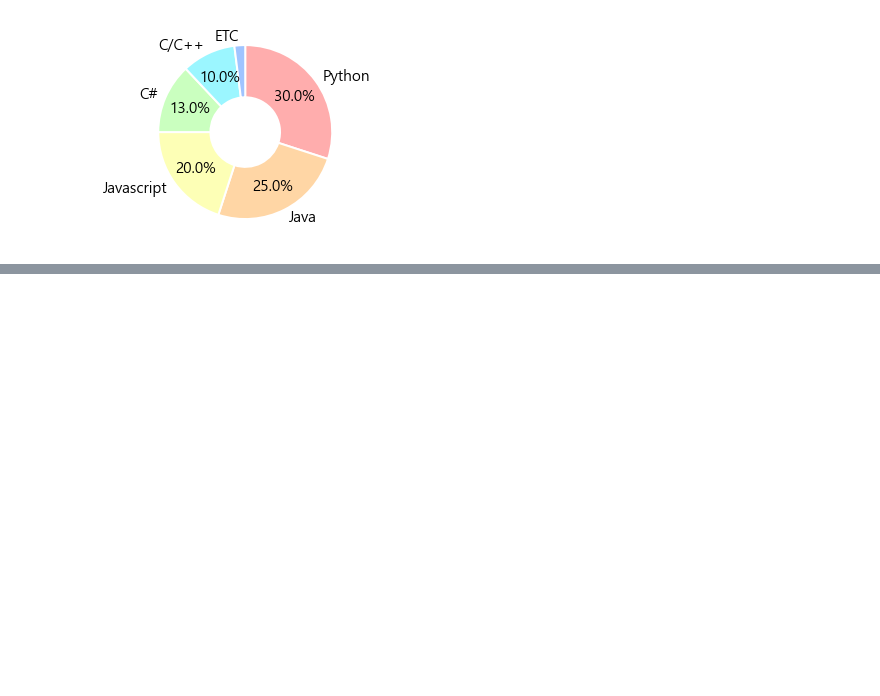
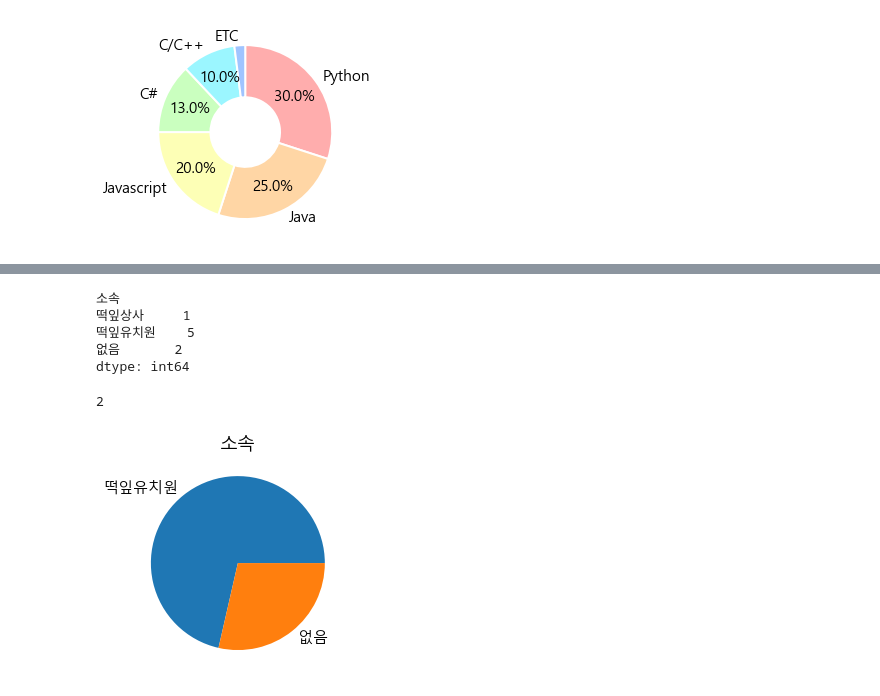
Before and after one commit to uheaji/python-study, a Jupyter notebook: Matplotlib/14. 원 그래프(심화).ipynb, the cells around one changed output, grey strips where cells are left out. Cells and saved outputs as stored; diff of their text form; code cells hidden in the pictures; blank space fills up the shorter version.

```diff
--- a/Matplotlib/14. 원 그래프(심화).ipynb
+++ b/Matplotlib/14. 원 그래프(심화).ipynb
@@ -47,0 +51,4 @@ plt.show()
+# %%
+# 엑셀 파일 데이터 불러오기
+df = pd.read_excel('../Pandas/score.xlsx')
+df
@@ -47,0 +65,22 @@ plt.show()
+# %%
+grp = df.groupby('소속')
+grp.size()
+# %% [output]
+소속
+떡잎상사     1
+떡잎유치원    5
+없음       2
+dtype: int64
+# %%
+grp.size()['없음']
+# %% [output]
+2
+# %%
+values = [grp.size()['떡잎유치원'], grp.size()['없음']]
+labels = ['떡잎유치원', '없음']
+
+plt.pie(values, labels= labels)
+plt.title('소속')
+plt.show()
+# %% [output]
+[figure, added]
```
Also changed, not shown: parts of 2 cells of this notebook, 1 other file.
